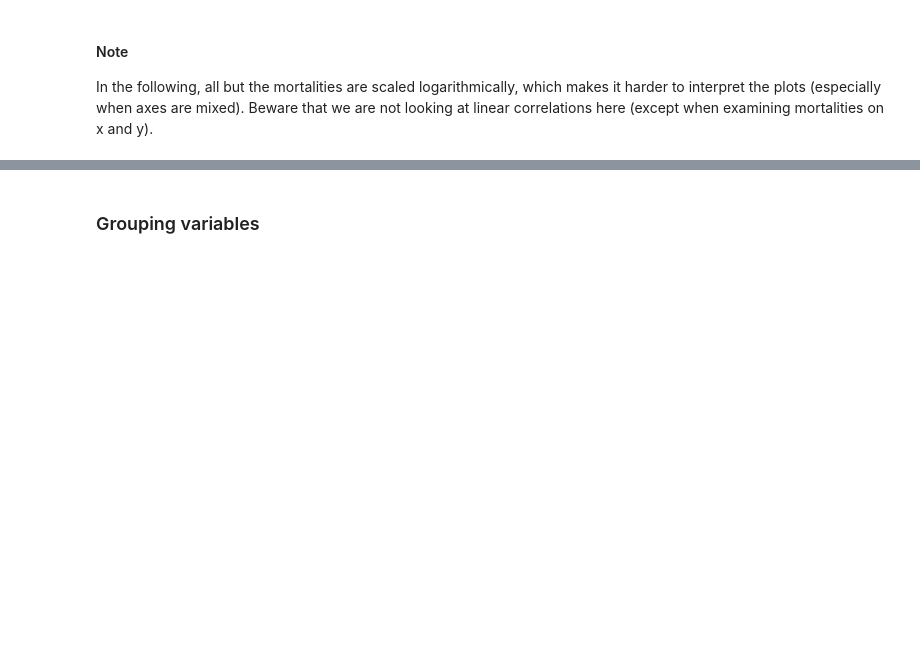
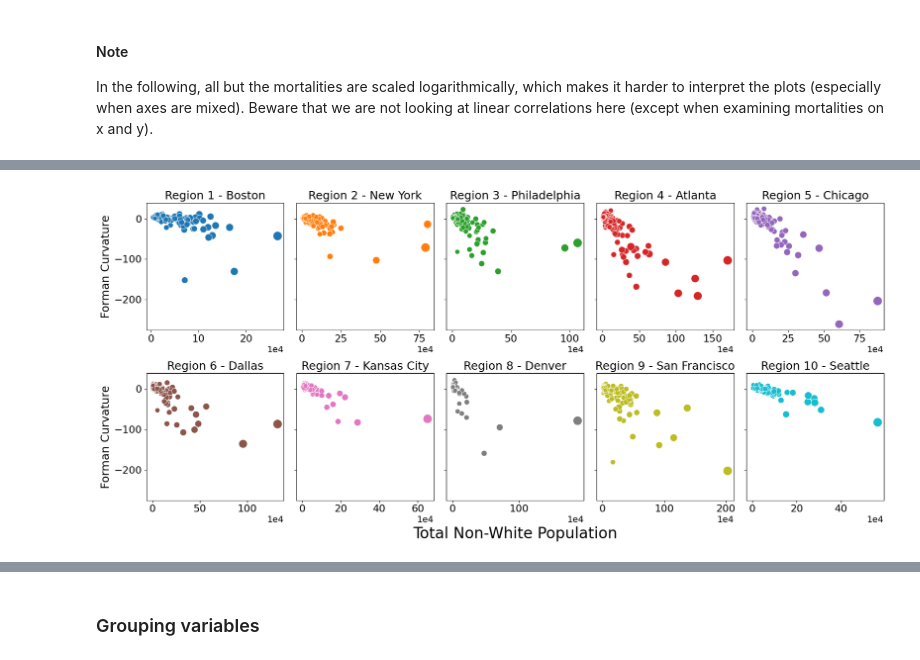
Before and after one commit to aidos-lab/apparent, a Jupyter notebook: notebooks/visualization.ipynb, the cells around one changed output, grey strips where cells are left out. Saved outputs shown, nothing was run; the diff lists cells and outputs as text; code cells hidden in the pictures; blank space fills up the shorter version.

Commit message:
curvature result viz

```diff
--- a/notebooks/visualization.ipynb
+++ b/notebooks/visualization.ipynb
@@ -15,4 +13,5 @@ FileNotFoundError: [Errno 2] No such file or directory: '../data/2017_US_Network
 df.forman_curvature = df.forman_curvature.apply(list)
 df["forman_mean"] = df.forman_curvature.apply(np.mean)
 df["forman_mean_log"] = df.forman_mean.apply(np.log)
+df["ollivier_mean"] = df["OR_0"].apply(np.mean)
 df = df.query("total_mortality != -88888 and non_hmo_mortality != -88888 ").copy()
@@ -53,3 +73,6 @@ def prettify(reg):
 #### Note
 In the following, all but the mortalities are scaled logarithmically, which makes it harder to interpret the plots (especially when axes are mixed).
 Beware that we are not looking at linear correlations here (except when examining mortalities on x and y).
+# %%
+labelsize = 18
+ticksize = 16
@@ -56,3 +86,27 @@ Beware that we are not looking at linear correlations here (except when examinin
+# %%
+y_var = "forman_mean"
+x_var = "race_total_pop"
+fig, ax = plt.subplots(2,5,figsize=(1.75 * len(sorted_regions),4 * 2), sharey=True, sharex=False)
+
+for idx,reg in enumerate(sorted_regions):
+    x, y = divmod(idx,5)
+    sns.scatterplot(df.query("region == @reg"), ax=ax[x,y], x=x_var, y=y_var,
+                    hue="region", palette=[cmap(idx/len(sorted_regions))],
+                    size="medicare_enrollment",sizes=(50,200),
+                   legend=False)
+    ax[x,y].set_title(reg, fontsize=labelsize)
+    ax[x,y].set_xlabel("")
+    ax[x,y].tick_params(axis='both', which='major', labelsize=ticksize)
+    ax[x,y].ticklabel_format(style="sci", axis="x", scilimits=(4,4))
+    ax[x,y].xaxis.offsetText.set_fontsize(ticksize - 2)
+for idx in [0,1]:
+    ax[idx,0].set_ylabel("Forman Curvature", fontsize=labelsize)
+ax[1,2].set_xlabel("Total Non-White Population", fontsize=labelsize + 6)
+ax[1,2].xaxis.labelpad = 20
+plt.tight_layout()
+plt.savefig(f"../figures/all-regions_{x_var}-vs-{y_var}.pdf", bbox_inches="tight", transparent=True)
+# %% [output]
+[figure, added]
 # %%
 y_var = "forman_mean"
 for idx,reg in enumerate(sorted_regions):
```
Also changed, not shown: parts of 6 cells of this notebook, 1 other file.
